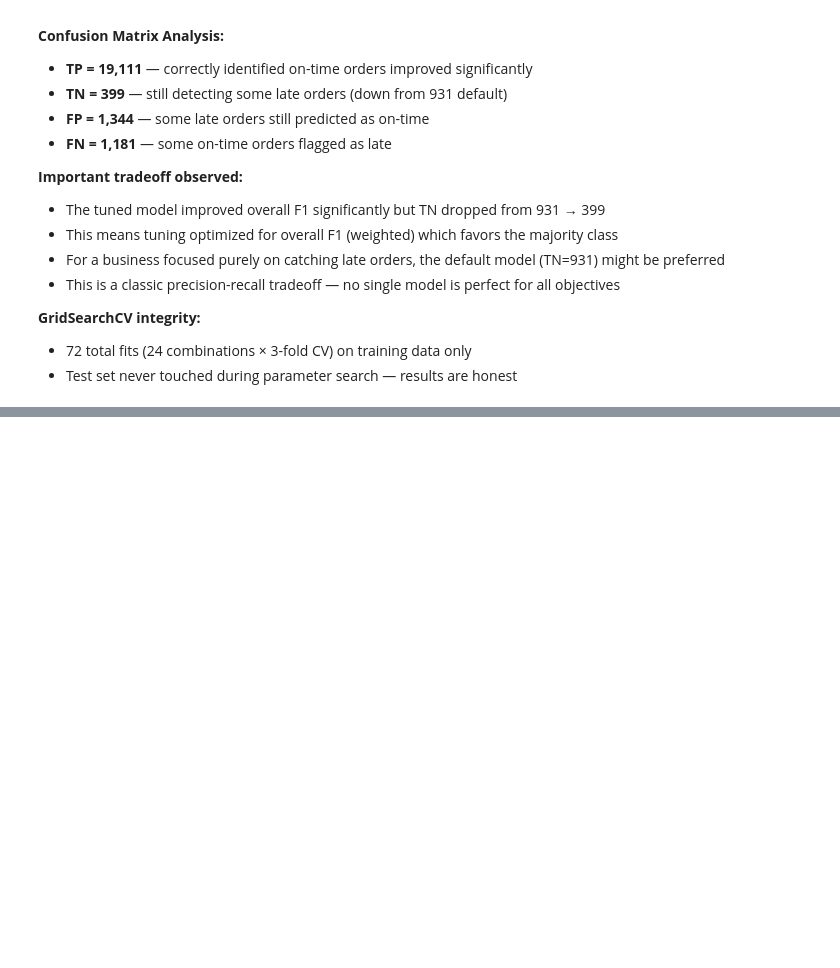
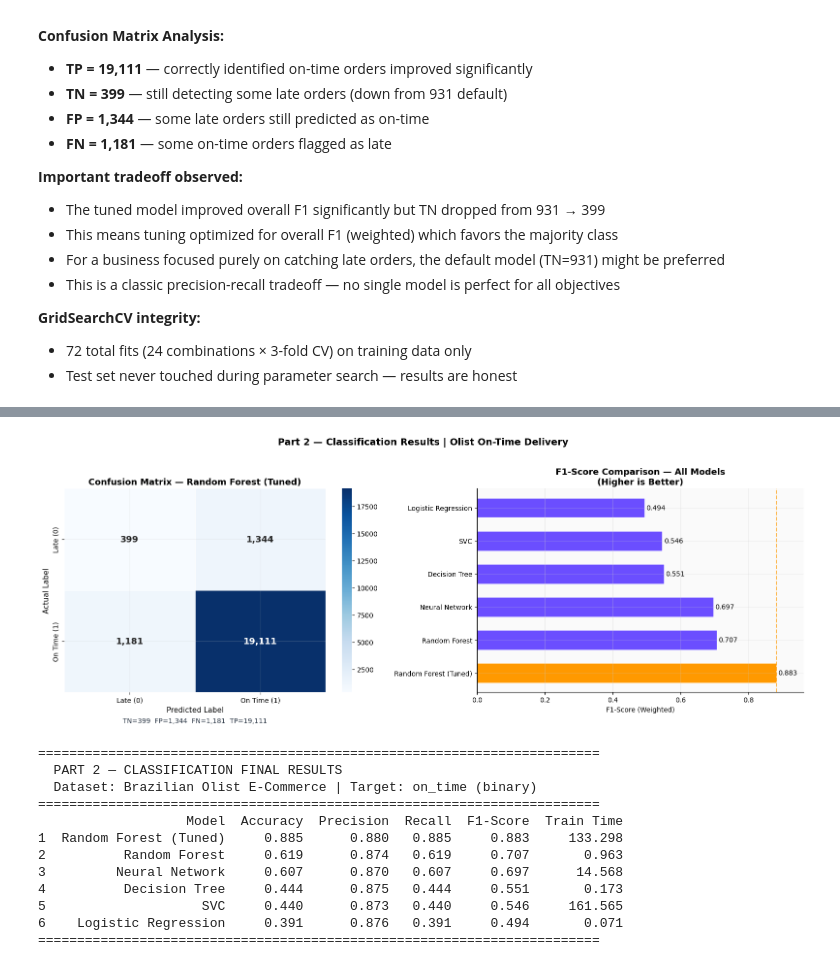
Before and after one commit to pramodkumarpodila-source/ds-ml-ecommerce, a Jupyter notebook: part2_classification/part2_notebook.ipynb, the cells around one changed output, grey strips where cells are left out. Saved outputs shown, nothing was run; the diff lists cells and outputs as text; code cells hidden in the pictures; blank space fills up the shorter version.

Commit message:
Part 2 — clean results, 6 models, final comparison complete

```diff
--- a/part2_classification/part2_notebook.ipynb
+++ b/part2_classification/part2_notebook.ipynb
@@ -1039,0 +1045,79 @@ Best parameters found:
+# %%
+# ── CELL 12: Confusion Matrix Heatmap + Final Comparison ─────────────────────
+
+# ── Plot 1: Confusion Matrix Heatmap — Best Model ─────────────────────────────
+fig, axes = plt.subplots(1, 2, figsize=(16, 6))
+
+cm_tuned = confusion_matrix(y_test, y_pred_rf_tuned)
+labels = ['Late (0)', 'On Time (1)']
+
+sns.heatmap(cm_tuned,
+            annot=True, fmt=',', cmap='Blues',
+            xticklabels=labels, yticklabels=labels,
+            ax=axes[0], linewidths=0.5,
+            annot_kws={'size': 13, 'weight': 'bold'})
+
+axes[0].set_title('Confusion Matrix — Random Forest (Tuned)',
+                  fontsize=13, fontweight='bold')
+axes[0].set_ylabel('Actual Label', fontsize=11)
+axes[0].set_xlabel('Predicted Label', fontsize=11)
+
+# Add TP TN FP FN labels
+TN, FP, FN, TP = cm_tuned.ravel()
+axes[0].text(0.5, -0.15,
+             f'TN={TN:,}  FP={FP:,}  FN={FN:,}  TP={TP:,}',
+             transform=axes[0].transAxes,
+             ha='center', fontsize=10, color=COLORS['primary'])
+
+# ── Plot 2: F1 Score comparison all models ────────────────────────────────────
+results_df = pd.DataFrame(results).sort_values('F1-Score', ascending=True)
+
+bar_colors = [COLORS['accent'] if 'Tuned' in m else COLORS['purple']
+              for m in results_df['Model']]
+
+bars = axes[1].barh(results_df['Model'], results_df['F1-Score'],
+                    color=bar_colors, edgecolor='white', height=0.6)
+axes[1].set_title('F1-Score Comparison — All Models\n(Higher is Better)',
+                  fontsize=13, fontweight='bold')
+axes[1].set_xlabel('F1-Score (Weighted)')
+axes[1].axvline(results_df['F1-Score'].max(),
+                color=COLORS['accent'], linewidth=1.5,
+                linestyle='--', alpha=0.7)
+
+for bar, val in zip(bars, results_df['F1-Score']):
+    axes[1].text(val + 0.005, bar.get_y() + bar.get_height()/2,
+                 f'{val:.3f}', va='center', ha='left', fontsize=10)
+
+axes[1].set_xlim(0, results_df['F1-Score'].max() + 0.08)
+axes[1].invert_yaxis()
+
+plt.suptitle('Part 2 — Classification Results | Olist On-Time Delivery',
+             fontsize=14, fontweight='bold', y=1.02)
+plt.tight_layout()
+plt.show()
+
+# ── Final results table ───────────────────────────────────────────────────────
+results_df = pd.DataFrame(results).sort_values('F1-Score', ascending=False)
+results_df = results_df.reset_index(drop=True)
+results_df.index = results_df.index + 1
+
+print('=' * 72)
+print('  PART 2 — CLASSIFICATION FINAL RESULTS')
+print('  Dataset: Brazilian Olist E-Commerce | Target: on_time (binary)')
+print('=' * 72)
+print(results_df.to_string())
+print('=' * 72)
+# %% [output]
+[figure, added]
+========================================================================
+  PART 2 — CLASSIFICATION FINAL RESULTS
+  Dataset: Brazilian Olist E-Commerce | Target: on_time (binary)
+========================================================================
+                   Model  Accuracy  Precision  Recall  F1-Score  Train Time
+1  Random Forest (Tuned)     0.885      0.880   0.885     0.883     133.298
+2          Random Forest     0.619      0.874   0.619     0.707       0.963
+3         Neural Network     0.607      0.870   0.607     0.697      14.568
+4          Decision Tree     0.444      0.875   0.444     0.551       0.173
+5                    SVC     0.440      0.873   0.440     0.546     161.565
+6    Logistic Regression     0.391      0.876   0.391     0.494       0.071
+========================================================================
```
Also changed, not shown: parts of 6 cells of this notebook.
